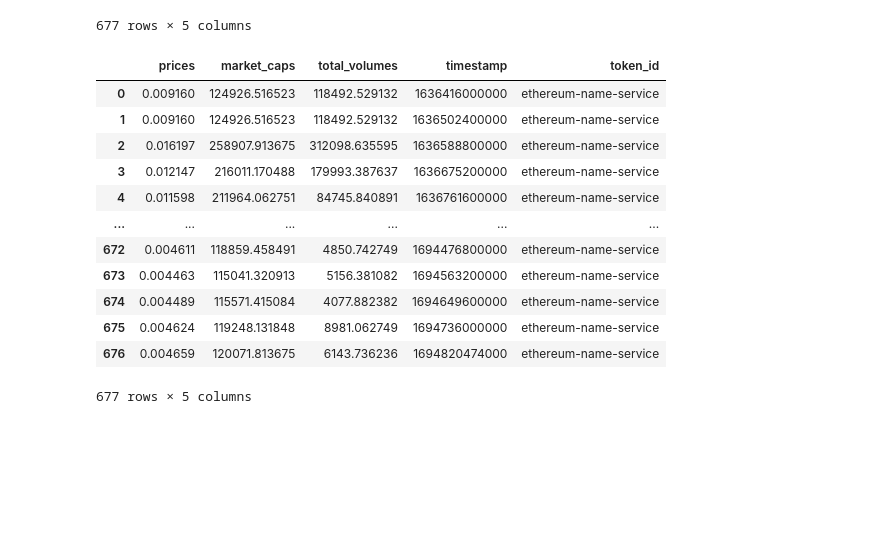
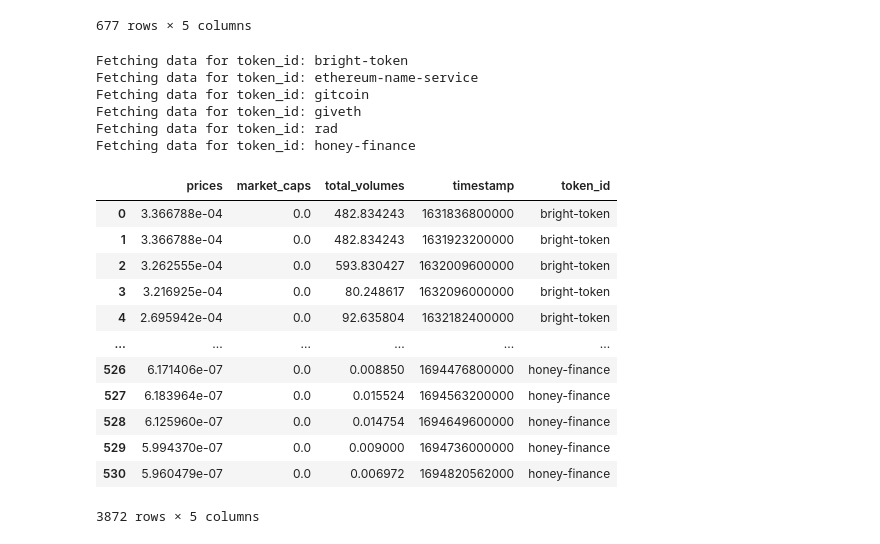
Before and after one commit to bonding-curves/public-goods-token-comparison, a Jupyter notebook: $TEC1pager.ipynb, the cells around one changed output. Saved outputs shown, nothing was run; the diff lists cells and outputs as text; code cells hidden in the pictures; blank space fills up the shorter version.

```diff
--- a/$TEC1pager.ipynb
+++ b/$TEC1pager.ipynb
@@ -163,19 +163,28 @@ for token_id in token_ids:
     print(f"Fetching data for token_id: {token_id}")
     df = get_price_history(token_id, quote='ETH', days=730)
     data.append(df)
-
-p
 # %% [output]
-|  | prices | market_caps | total_volumes | timestamp | token_id |
-| 0 | 0.009160 | 124926.516523 | 118492.529132 | 1636416000000 | ethereum-name-service |
-| 1 | 0.009160 | 124926.516523 | 118492.529132 | 1636502400000 | ethereum-name-service |
-| 2 | 0.016197 | 258907.913675 | 312098.635595 | 1636588800000 | ethereum-name-service |
-| 3 | 0.012147 | 216011.170488 | 179993.387637 | 1636675200000 | ethereum-name-service |
-| 4 | 0.011598 | 211964.062751 | 84745.840891 | 1636761600000 | ethereum-name-service |
-| ... | ... | ... | ... | ... | ... |
-| 672 | 0.004611 | 118859.458491 | 4850.742749 | 1694476800000 | ethereum-name-service |
-| 673 | 0.004463 | 115041.320913 | 5156.381082 | 1694563200000 | ethereum-name-service |
-| 674 | 0.004489 | 115571.415084 | 4077.882382 | 1694649600000 | ethereum-name-service |
-| 675 | 0.004624 | 119248.131848 | 8981.062749 | 1694736000000 | ethereum-name-service |
-| 676 | 0.004659 | 120071.813675 | 6143.736236 | 1694820474000 | ethereum-name-service |
-677 rows × 5 columns
+Fetching data for token_id: bright-token
+Fetching data for token_id: ethereum-name-service
+Fetching data for token_id: gitcoin
+Fetching data for token_id: giveth
+Fetching data for token_id: rad
+Fetching data for token_id: honey-finance
+# %%
+prices_df = pd.concat(data)
+# %%
+prices_df
+# %% [output]
+|  | prices | market_caps | total_volumes | timestamp | token_id |
+| 0 | 3.366788e-04 | 0.0 | 482.834243 | 1631836800000 | bright-token |
+| 1 | 3.366788e-04 | 0.0 | 482.834243 | 1631923200000 | bright-token |
+| 2 | 3.262555e-04 | 0.0 | 593.830427 | 1632009600000 | bright-token |
+| 3 | 3.216925e-04 | 0.0 | 80.248617 | 1632096000000 | bright-token |
+| 4 | 2.695942e-04 | 0.0 | 92.635804 | 1632182400000 | bright-token |
+| ... | ... | ... | ... | ... | ... |
+| 526 | 6.171406e-07 | 0.0 | 0.008850 | 1694476800000 | honey-finance |
+| 527 | 6.183964e-07 | 0.0 | 0.015524 | 1694563200000 | honey-finance |
+| 528 | 6.125960e-07 | 0.0 | 0.014754 | 1694649600000 | honey-finance |
+| 529 | 5.994370e-07 | 0.0 | 0.009000 | 1694736000000 | honey-finance |
+| 530 | 5.960479e-07 | 0.0 | 0.006972 | 1694820562000 | honey-finance |
+3872 rows × 5 columns
```
